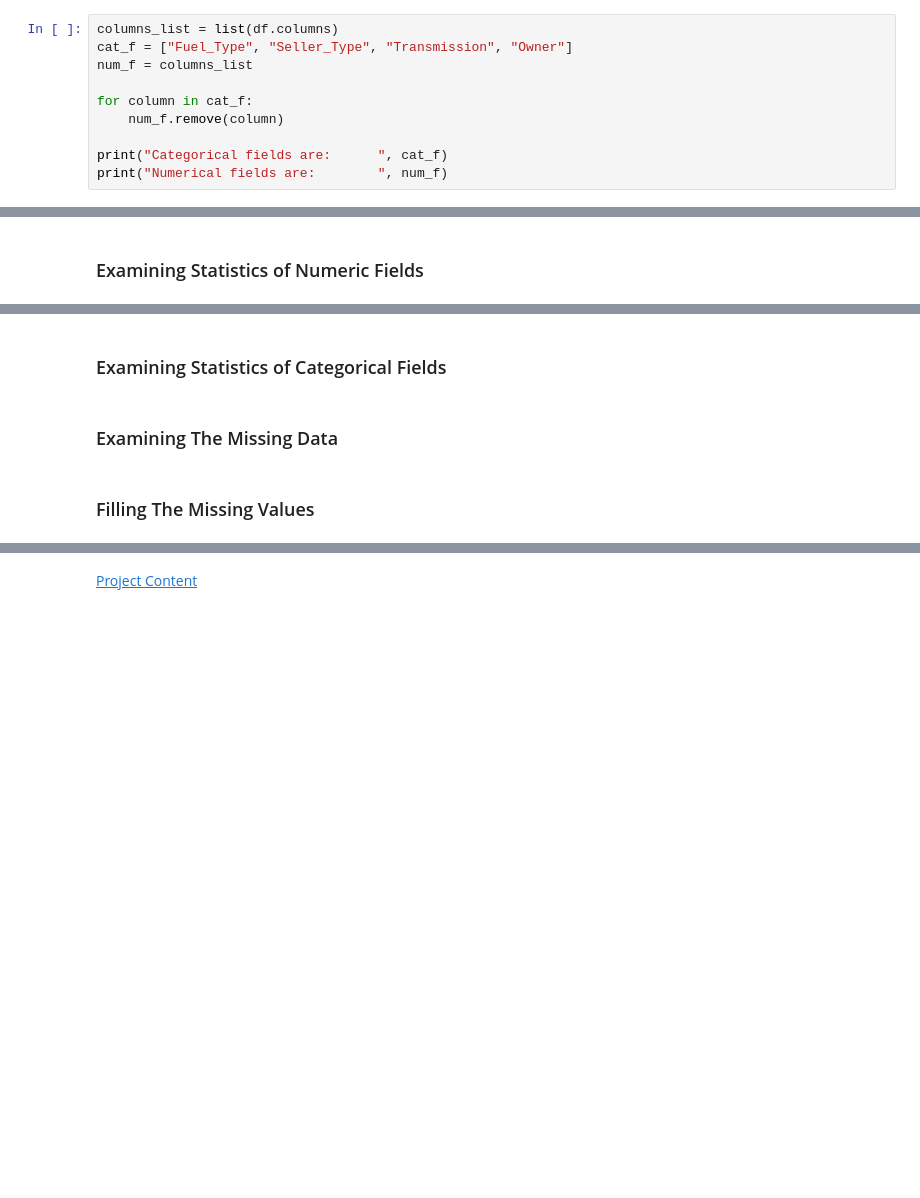
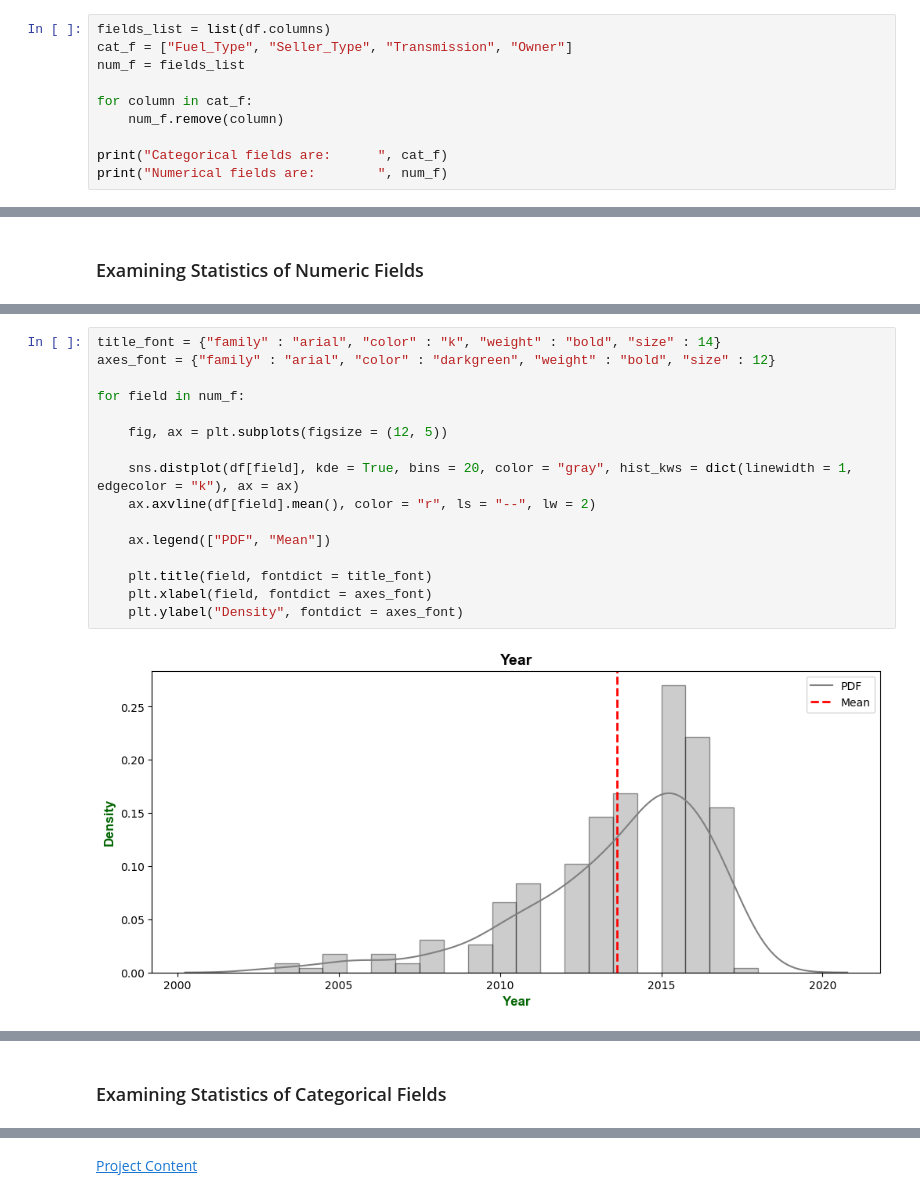
Before and after one commit to mamishere/Car-Dataset, a Jupyter notebook: Car-Dataset.ipynb, the cells around one changed output, grey strips where cells are left out. Drawn from its saved outputs; the diff is of its cells as text; blank space fills up the shorter version.

```diff
--- a/Car-Dataset.ipynb
+++ b/Car-Dataset.ipynb
@@ -153,9 +157,9 @@ df.head(5)
 # %% [markdown]
 ### Separating Fields to Numerical and Categorical
 # %%
-columns_list = list(df.columns)
+fields_list = list(df.columns)
 cat_f = ["Fuel_Type", "Seller_Type", "Transmission", "Owner"]
-num_f = columns_list
+num_f = fields_list
 
 for column in cat_f:
     num_f.remove(column)
@@ -173,0 +190,18 @@ Numerical fields are:         ['Year', 'Selling_Price', 'Present_Price', 'Kms_Dr
+# %%
+title_font = {"family" : "arial", "color" : "k", "weight" : "bold", "size" : 14}
+axes_font = {"family" : "arial", "color" : "darkgreen", "weight" : "bold", "size" : 12}
+
+for field in num_f:
+
+    fig, ax = plt.subplots(figsize = (12, 5))
+
+    sns.distplot(df[field], kde = True, bins = 20, color = "gray", hist_kws = dict(linewidth = 1, edgecolor = "k"), ax = ax)
+    ax.axvline(df[field].mean(), color = "r", ls = "--", lw = 2)
+
+    ax.legend(["PDF", "Mean"])
+
+    plt.title(field, fontdict = title_font)
+    plt.xlabel(field, fontdict = axes_font)
+    plt.ylabel("Density", fontdict = axes_font)
+# %% [output]
+[figure, added]
@@ -174,6 +211,2 @@ Numerical fields are:         ['Year', 'Selling_Price', 'Present_Price', 'Kms_Dr
 # %% [markdown]
 ### Examining Statistics of Categorical Fields
-# %% [markdown]
-### Examining The Missing Data
-# %% [markdown]
-### Filling The Missing Values
```
Also changed, not shown: parts of 31 cells of this notebook.
